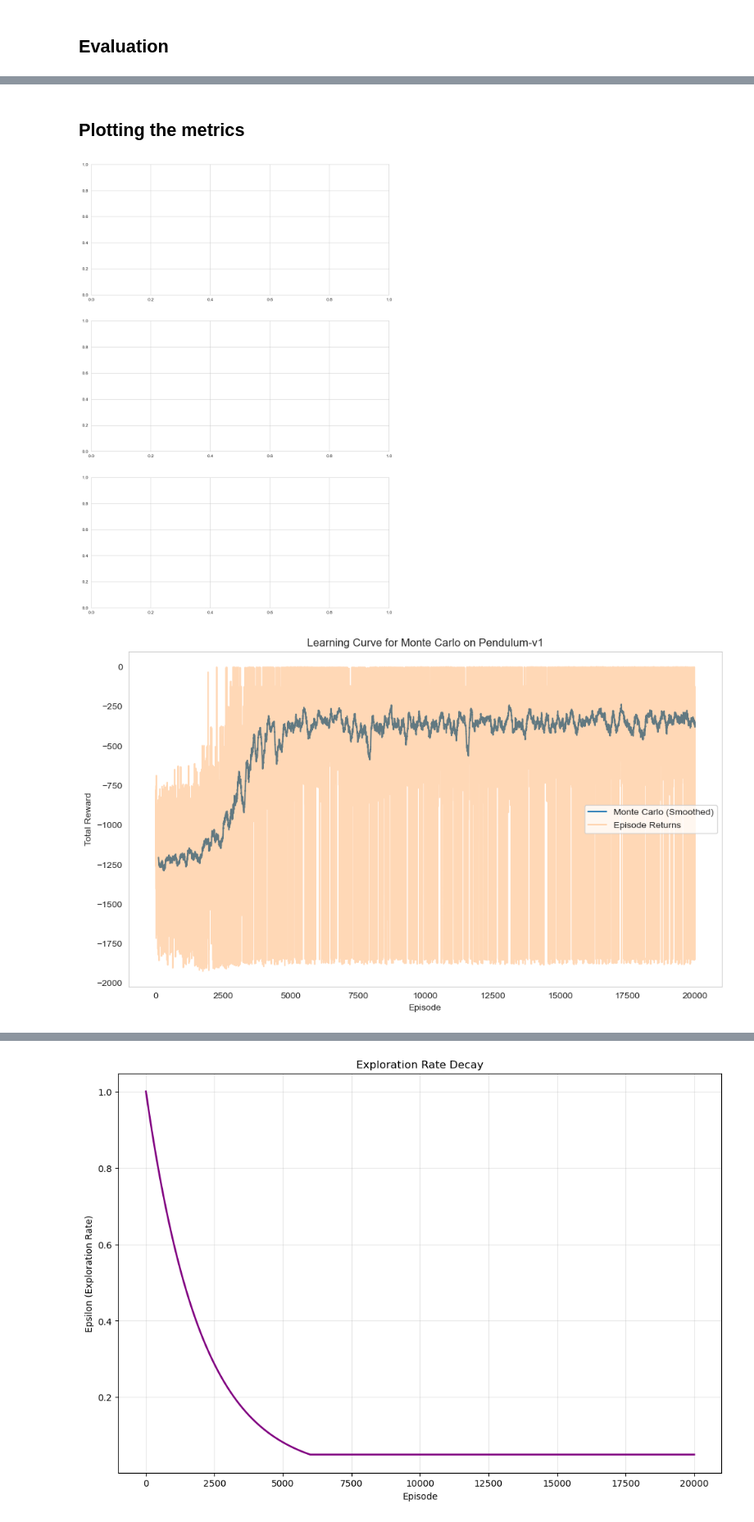
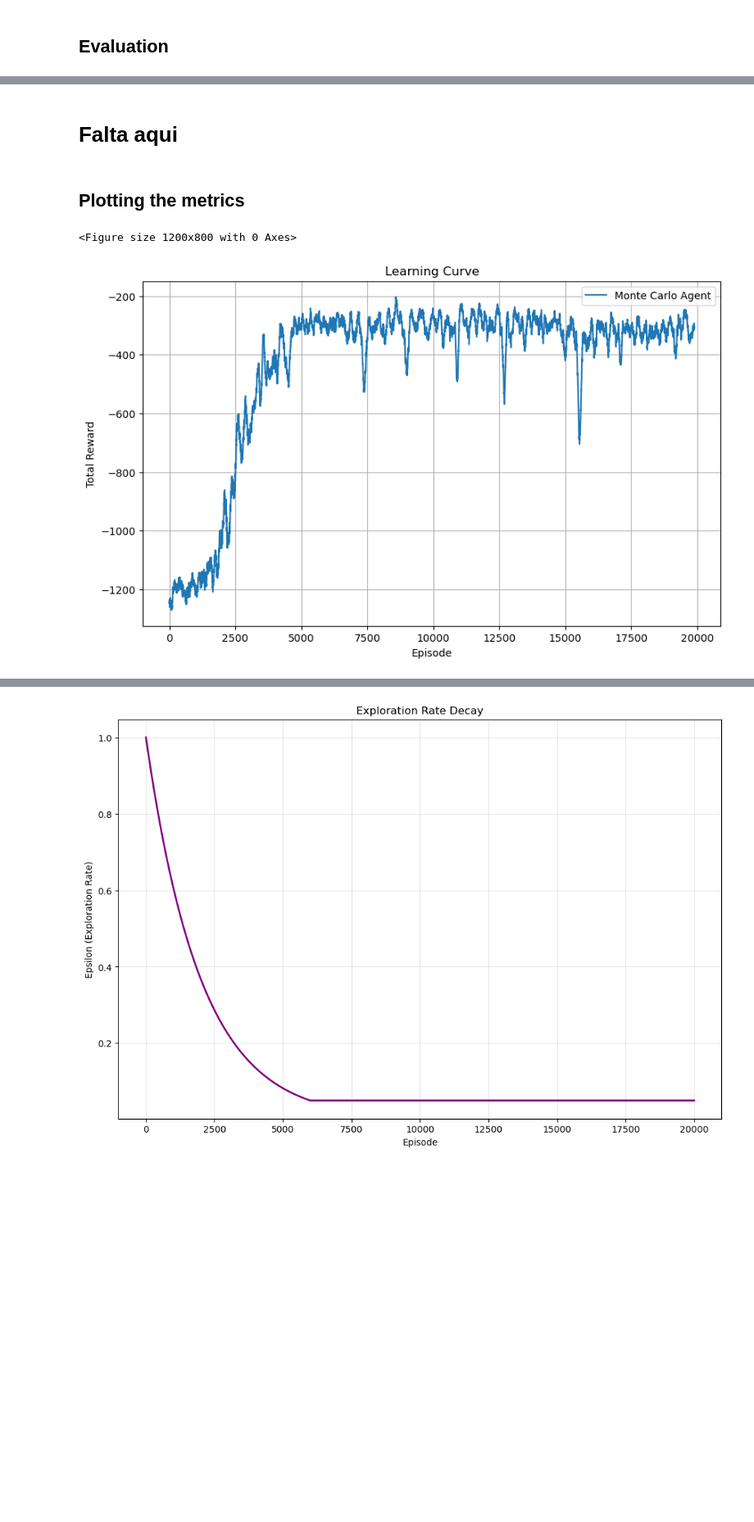
Before and after one commit to alex-alv3s/RL, a Jupyter notebook: v4.ipynb, the cells around one changed output, grey strips where cells are left out. Shown at 82% size. Drawn from its saved outputs; the diff is of its cells as text; code cells hidden in the pictures; blank space fills up the shorter version.

```diff
--- a/v4.ipynb
+++ b/v4.ipynb
@@ -88,7 +91,7 @@ class MonteCarloAgent:
         self.episode_lengths.append(episode_length)
         self.exploration_rates.append(self.epsilon)
 
-agent = MonteCarloAgent(
+mc_agent = MonteCarloAgent(
     n_actions=len(action_vals),
     gamma=0.99,
     alpha=0.1,
@@ -97,7 +100,7 @@ agent = MonteCarloAgent(
     epsilon_min=0.05
 )
 
-print(f"Hyperparameters:\nDiscount factor (γ): {agent.gamma}\nLearning rate (α): {agent.alpha}\nInitial exploration (ε): {agent.epsilon}\nEpsilon decay: {agent.epsilon_decay}\nMinimum epsilon: {agent.epsilon_min}")
+print(f"Hyperparameters:\nDiscount factor (γ): {mc_agent.gamma}\nLearning rate (α): {mc_agent.alpha}\nInitial exploration (ε): {mc_agent.epsilon}\nEpsilon decay: {mc_agent.epsilon_decay}\nMinimum epsilon: {mc_agent.epsilon_min}")
 # %% [output]
 Hyperparameters:
 Discount factor (γ): 0.99
@@ -122,7 +125,7 @@ for episode in range(num_episodes):
     done = False
 
     while not done:
-        action_idx = agent.select_action(state)
+        action_idx = mc_agent.select_action(state)
 
         action = np.array([action_vals[action_idx]])
 
@@ -134,24 +137,24 @@ for episode in range(num_episodes):
         state = next_state
         done = terminated or truncated
 
-    agent.update_q_values(trajectory)
+    mc_agent.update_q_values(trajectory)
 
     episode_return = sum(reward for _, _, reward in trajectory)
     episode_length = len(trajectory)
 
-    agent.record_episode_stats(episode_return, episode_length)
-    agent.decay_epsilon()
+    mc_agent.record_episode_stats(episode_return, episode_length)
+    mc_agent.decay_epsilon()
 
     if (episode + 1) % 1000 == 0:
-        avg_return = np.mean(agent.returns[-window:])
+        avg_return = np.mean(mc_agent.returns[-window:])
         print(f"Episode {episode + 1:5d} | "
               f"Avg Return: {avg_return:8.2f} | "
-              f"Epsilon: {agent.epsilon:.4f}")
+              f"Epsilon: {mc_agent.epsilon:.4f}")
 
 print("\nTraining completed")
-print(f"Total episodes: {len(agent.returns)}")
-print(f"Final epsilon: {agent.epsilon:.4f}")
-print(f"Q-table size: {len(agent.Q)}")
+print(f"Total episodes: {len(mc_agent.returns)}")
+print(f"Final epsilon: {mc_agent.epsilon:.4f}")
+print(f"Q-table size: {len(mc_agent.Q)}")
 # %% [output]
 Training episodes: 20,000
 --------------------------------------------------
@@ -226,3 +225,5 @@ Worst Return: -1875.01
+# %% [markdown]
+# Falta aqui
 # %% [markdown]
 ## Plotting the metrics
 # %%
@@ -275,16 +289,9 @@ def plot_eval_distribution(agent, eval_returns=None, ax=None):
         ax.legend()
     ax.grid(True, alpha=0.3)
 # %%
-plt.figure(figsize=(10, 6))
-plt.plot(smooth(q_agent.episode_rewards), label='Q-Learning (Smoothed)')
-plt.xlabel('Episode')
-plt.ylabel('Total Reward')
-plt.title('Learning Curve for Q-Learning on Pendulum-v1')
-plt.grid()
-plt.legend()
-plt.tight_layout()
-plt.show()
+plt.figure(figsize=(12, 8))
+plot_learning_curve(mc_agent, window=100, label='Monte Carlo Agent')
 # %% [output]
+<Figure size 1200x800 with 0 Axes>
-[figure, old version]
+[figure, new version]
-[figure, removed]
 # %% [markdown]
```
Also changed, not shown: parts of 28 cells of this notebook.
